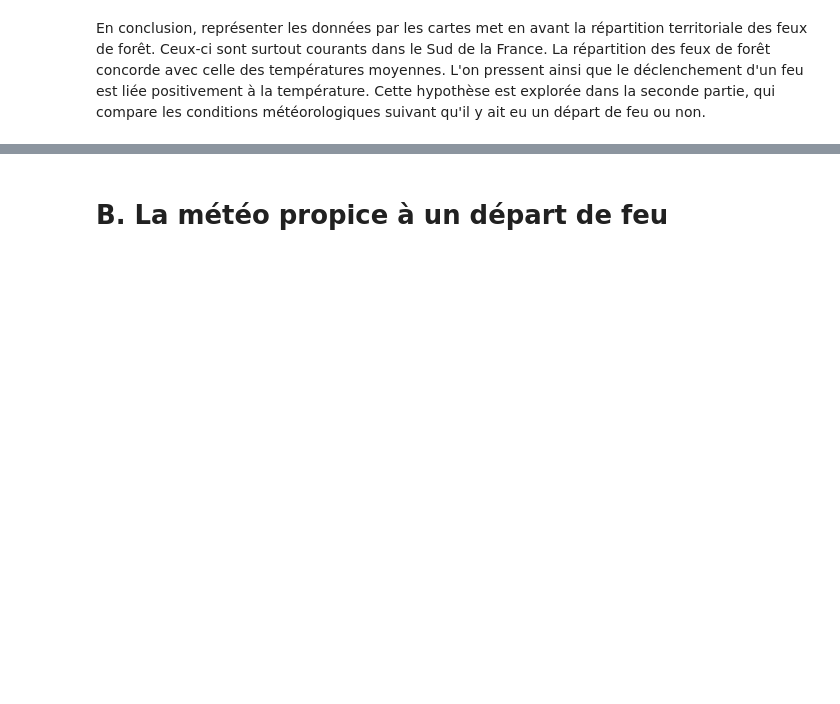
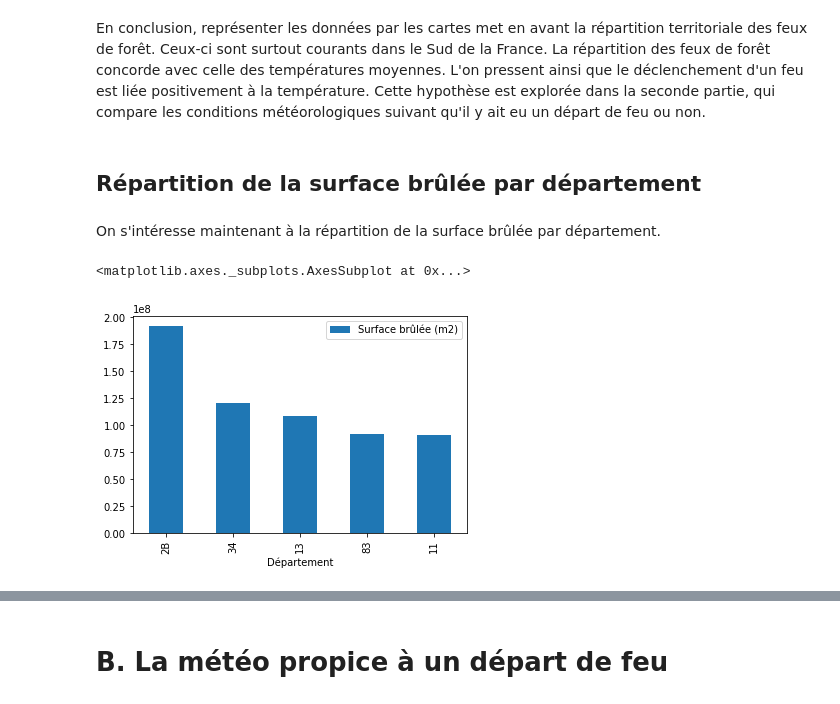
Before and after one commit to Theo-Clavel/feux_de_foret, a Jupyter notebook: Partie2.ipynb, the cells around one changed output, grey strips where cells are left out. Drawn from its saved outputs; the diff is of its cells as text; code cells hidden in the pictures; blank space fills up the shorter version.

```diff
--- a/Partie2.ipynb
+++ b/Partie2.ipynb
@@ -268,3 +268,19 @@ Il apparaît qu'il n'y a pas de corrélation entre la température maximale mesu
 Par exemple, une température maximale de 40° en Picardie paraît **anecdotique**, alors que les départements de cette région ont une température moyenne de 13° : il a pu faire très chaud au moment d'un relevé de température, sans que cela ne se ressente sur les conditions climatiques le reste du temps.
 # %% [markdown]
 En conclusion, représenter les données par les cartes met en avant la répartition territoriale des feux de forêt. Ceux-ci sont surtout courants dans le Sud de la France. La répartition des feux de forêt concorde avec celle des températures moyennes. L'on pressent ainsi que le déclenchement d'un feu est liée positivement à la température. Cette hypothèse est explorée dans la seconde partie, qui compare les conditions météorologiques suivant qu'il y ait eu un départ de feu ou non.
+# %% [markdown]
+## Répartition de la surface brûlée par département
+# %% [markdown]
+On s'intéresse maintenant à la répartition de la surface brûlée par département.
+# %%
+df = pd.read_csv('data.zip', low_memory = False)
+df_feu = df[df['Départ de feu'] == 1]
+dfdep=df_feu.groupby([df_feu.Département]).sum()
+dfdep=dfdep.drop(columns=['Numéro','Année'])
+dfdep=dfdep.sort_values(by=['Surface brûlée (m2)'],ascending=False)
+# %%
+dfdep.reset_index(inplace=True)
+dfdep.head().plot.bar(y='Surface brûlée (m2)',x='Département')
+# %% [output]
+<matplotlib.axes._subplots.AxesSubplot at 0x...>
+[figure, added]
```
Also changed, not shown: parts of 7 cells of this notebook.
